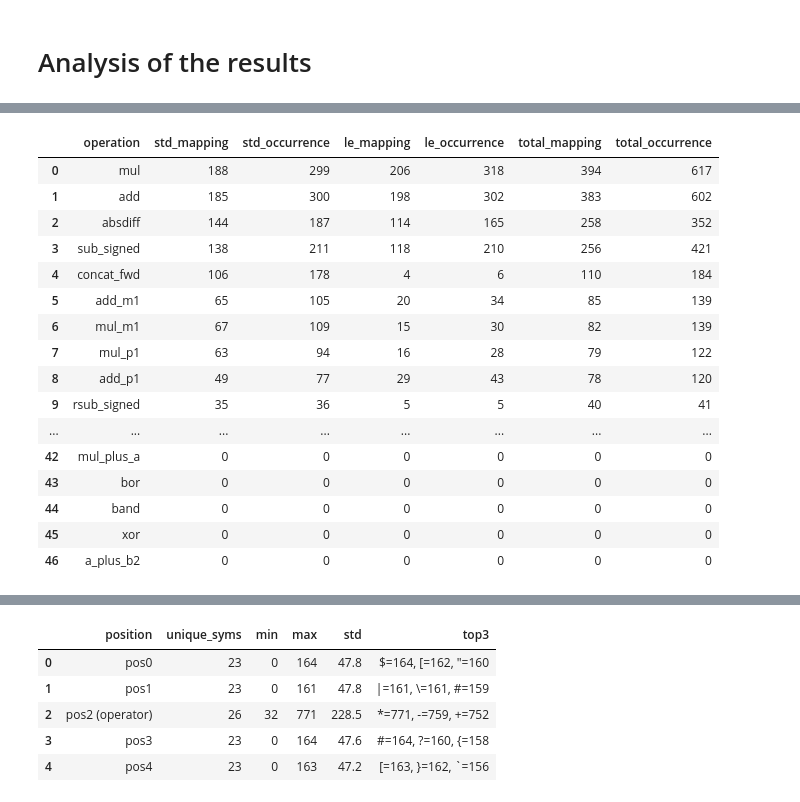
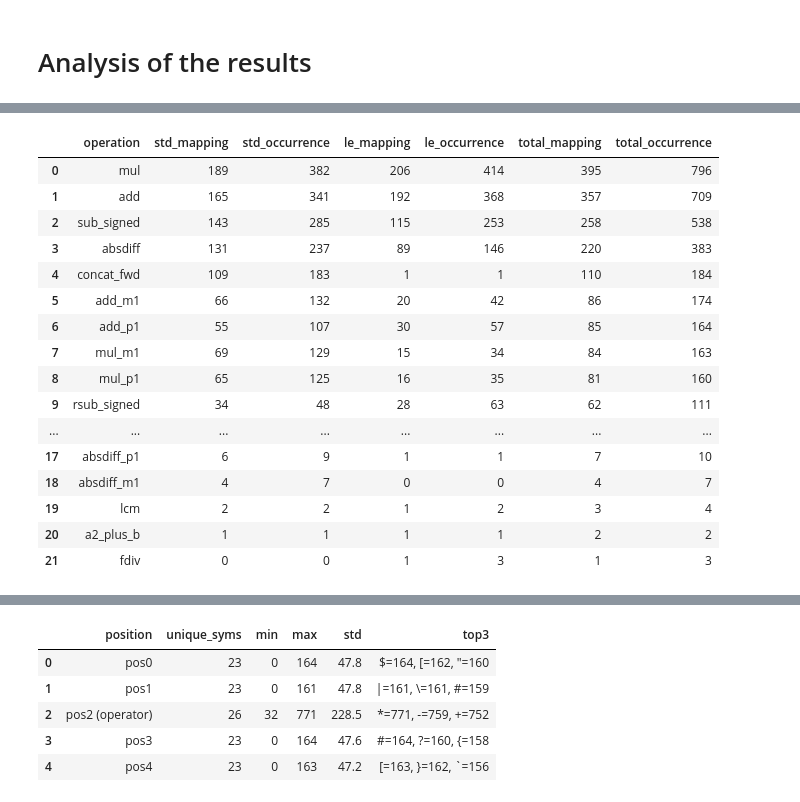
Before and after one commit to ZosoV/experience_extractor, a Jupyter notebook: oscar_analysis/result_analysis.ipynb, the cells around one changed output, grey strips where cells are left out. Saved outputs shown, nothing was run; the diff lists cells and outputs as text; code cells hidden in the pictures.

```diff
--- a/oscar_analysis/result_analysis.ipynb
+++ b/oscar_analysis/result_analysis.ipynb
@@ -4,7 +6,8 @@
 import pandas as pd
 import pyarrow.parquet as pq
 
-PARQUET_FILE = "input/data/solver_results.parquet"
+# PARQUET_FILE = "data/solver_results.parquet"
+PARQUET_FILE = "data/solver_results_forcing_base_10.parquet"
 
 # Just metadata - very fast, no data load
 pf = pq.ParquetFile(PARQUET_FILE)
@@ -87,24 +120,37 @@ import json
 from collections import Counter
 from src.solver_eq_symbolic import OP_NAME_TO_IDX
 
-ALL_OPS = list(OP_NAME_TO_IDX.keys())  # canonical 47 ops, index order
+ALL_OPS = list(OP_NAME_TO_IDX.keys())  # canonical ops, index order
 
 def count_ops(rows):
-    mapping = Counter()
-    occurrence = Counter()
+    mapping_counter = Counter()
+    occurrence_counter = Counter()
     for _, row in rows.iterrows():
-        if pd.isna(row['solver_ops']):
+        ops_json = row['ops_mapping']
+        if pd.isna(ops_json) if isinstance(ops_json, float) else ops_json is None:
             continue
-        ops = json.loads(row['solver_ops'])       # {symbol: op_name}
-        counts = json.loads(row['op_counts'])      # {symbol: int}
-        for sym, op_name in ops.items():
-            mapping[op_name] += 1
-            occurrence[op_name] += counts.get(sym, 0)
-    return mapping, occurrence
+        ops = json.loads(ops_json)  # {op_char: op_name}
 
-df_arith = df[df['solver_type'] == 'arithmetic']
-df_std   = df_arith[df_arith['solver_mode'] == 'standard']
-df_le    = df_arith[df_arith['solver_mode'] == 'little_endian']
+        # Count per-equation occurrences from the stored equations JSON
+        eq_counts = Counter()
+        equations_json = row['equations']
+        if equations_json and not (isinstance(equations_json, float) and pd.isna(equations_json)):
+            try:
+                for eq in json.loads(equations_json):
+                    eq_counts[eq['lhs']['op']] += 1
+            except Exception:
+                pass
+
+        for op_char, op_name in ops.items():
+            mapping_counter[op_name] += 1
+            occurrence_counter[op_name] += eq_counts.get(op_char, 0)
+
+    return mapping_counter, occurrence_counter
+
+# standard = big-endian mode; little_endian = reversed-digit mode
+df_arith = df[df['solver_strategy'].isin(['standard', 'little_endian'])]
+df_std   = df_arith[df_arith['solver_strategy'] == 'standard']
+df_le    = df_arith[df_arith['solver_strategy'] == 'little_endian']
 
 std_map,   std_occ   = count_ops(df_std)
 le_map,    le_occ    = count_ops(df_le)
@@ -120,8 +166,8 @@ freq = pd.DataFrame({
     'total_occurrence': [total_occ.get(op, 0) for op in ALL_OPS],
 }).sort_values('total_mapping', ascending=False).reset_index(drop=True)
 
-print(f"Arithmetic puzzles: {len(df_arith)}  (standard={len(df_std)}, little_endian={len(df_le)})")
-print(f"Ops with zero mapping count: {(freq['total_mapping'] == 0).sum()} / 47")
+print(f"Non-concat puzzles: {len(df_arith)}  (standard={len(df_std)}, little_endian={len(df_le)})")
+print(f"Ops with zero mapping count: {(freq['total_mapping'] == 0).sum()} / {len(ALL_OPS)}")
 
 with pd.option_context('display.max_rows', None):
     display(freq)
@@ -132,17 +177,17 @@ Ops with zero mapping count: 25 / 47
 |  | operation | std_mapping | std_occurrence | le_mapping | le_occurrence | total_mapping | total_occurrence |
-| 0 | mul | 188 | 299 | 206 | 318 | 394 | 617 |
-| 1 | add | 185 | 300 | 198 | 302 | 383 | 602 |
-| 2 | absdiff | 144 | 187 | 114 | 165 | 258 | 352 |
-| 3 | sub_signed | 138 | 211 | 118 | 210 | 256 | 421 |
-| 4 | concat_fwd | 106 | 178 | 4 | 6 | 110 | 184 |
-| 5 | add_m1 | 65 | 105 | 20 | 34 | 85 | 139 |
-| 6 | mul_m1 | 67 | 109 | 15 | 30 | 82 | 139 |
-| 7 | mul_p1 | 63 | 94 | 16 | 28 | 79 | 122 |
-| 8 | add_p1 | 49 | 77 | 29 | 43 | 78 | 120 |
-| 9 | rsub_signed | 35 | 36 | 5 | 5 | 40 | 41 |
+| 0 | mul | 189 | 382 | 206 | 414 | 395 | 796 |
+| 1 | add | 165 | 341 | 192 | 368 | 357 | 709 |
+| 2 | sub_signed | 143 | 285 | 115 | 253 | 258 | 538 |
+| 3 | absdiff | 131 | 237 | 89 | 146 | 220 | 383 |
+| 4 | concat_fwd | 109 | 183 | 1 | 1 | 110 | 184 |
+| 5 | add_m1 | 66 | 132 | 20 | 42 | 86 | 174 |
+| 6 | add_p1 | 55 | 107 | 30 | 57 | 85 | 164 |
+| 7 | mul_m1 | 69 | 129 | 15 | 34 | 84 | 163 |
+| 8 | mul_p1 | 65 | 125 | 16 | 35 | 81 | 160 |
+| 9 | rsub_signed | 34 | 48 | 28 | 63 | 62 | 111 |
 | ... | ... | ... | ... | ... | ... | ... | ... |
-| 42 | mul_plus_a | 0 | 0 | 0 | 0 | 0 | 0 |
-| 43 | bor | 0 | 0 | 0 | 0 | 0 | 0 |
-| 44 | band | 0 | 0 | 0 | 0 | 0 | 0 |
-| 45 | xor | 0 | 0 | 0 | 0 | 0 | 0 |
-| 46 | a_plus_b2 | 0 | 0 | 0 | 0 | 0 | 0 |
+| 17 | absdiff_p1 | 6 | 9 | 1 | 1 | 7 | 10 |
+| 18 | absdiff_m1 | 4 | 7 | 0 | 0 | 4 | 7 |
+| 19 | lcm | 2 | 2 | 1 | 2 | 3 | 4 |
+| 20 | a2_plus_b | 1 | 1 | 1 | 1 | 2 | 2 |
+| 21 | fdiv | 0 | 0 | 1 | 3 | 1 | 3 |
```
Also changed, not shown: parts of 43 cells of this notebook, 44 other files.
